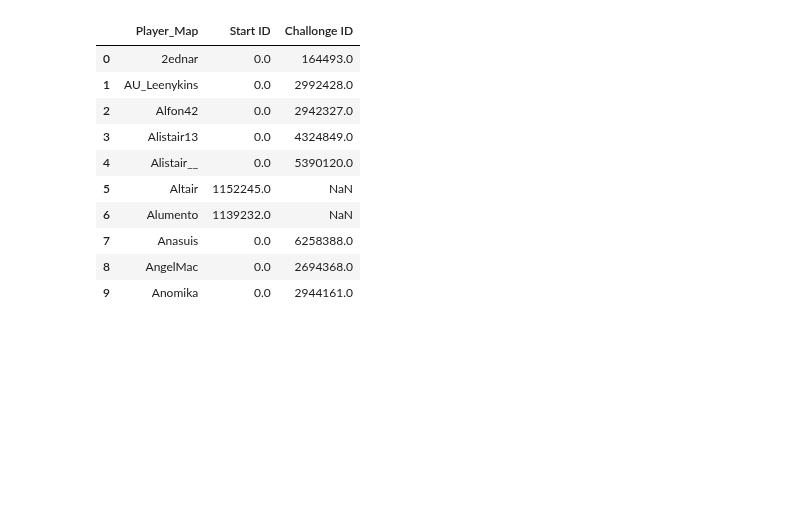
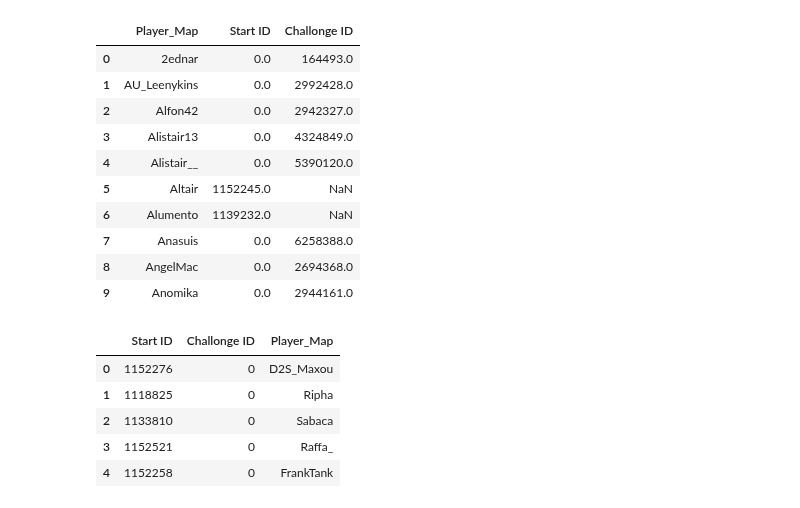
Before and after one commit to DarrenCCT/Tournament-Analysis, a Jupyter notebook: EUAC - Data Cleaning.ipynb, the cells around one changed output. Saved outputs shown, nothing was run; the diff lists cells and outputs as text; code cells hidden in the pictures; blank space fills up the shorter version.

```diff
--- a/EUAC - Data Cleaning.ipynb
+++ b/EUAC - Data Cleaning.ipynb
@@ -372,3 +376,20 @@ merged_df.head(10)
 | 7 | Anasuis | 0.0 | 6258388.0 |
 | 8 | AngelMac | 0.0 | 2694368.0 |
 | 9 | Anomika | 0.0 | 2944161.0 |
+# %%
+playerdf = playerdf[["Start ID", "Challonge ID", "Player_Map"]].copy()
+# %%
+playerdf["Start ID"] = playerdf["Start ID"].fillna(0)
+playerdf["Challonge ID"] = playerdf["Challonge ID"].fillna(0)
+# %%
+playerdf["Start ID"] = playerdf["Start ID"].astype(int)
+playerdf["Challonge ID"] = playerdf["Challonge ID"].astype(int)
+# %%
+playerdf.head()
+# %% [output]
+|  | Start ID | Challonge ID | Player_Map |
+| 0 | 1152276 | 0 | D2S_Maxou |
+| 1 | 1118825 | 0 | Ripha |
+| 2 | 1133810 | 0 | Sabaca |
+| 3 | 1152521 | 0 | Raffa_ |
+| 4 | 1152258 | 0 | FrankTank |
```
Also changed, not shown: parts of 10 cells of this notebook.
